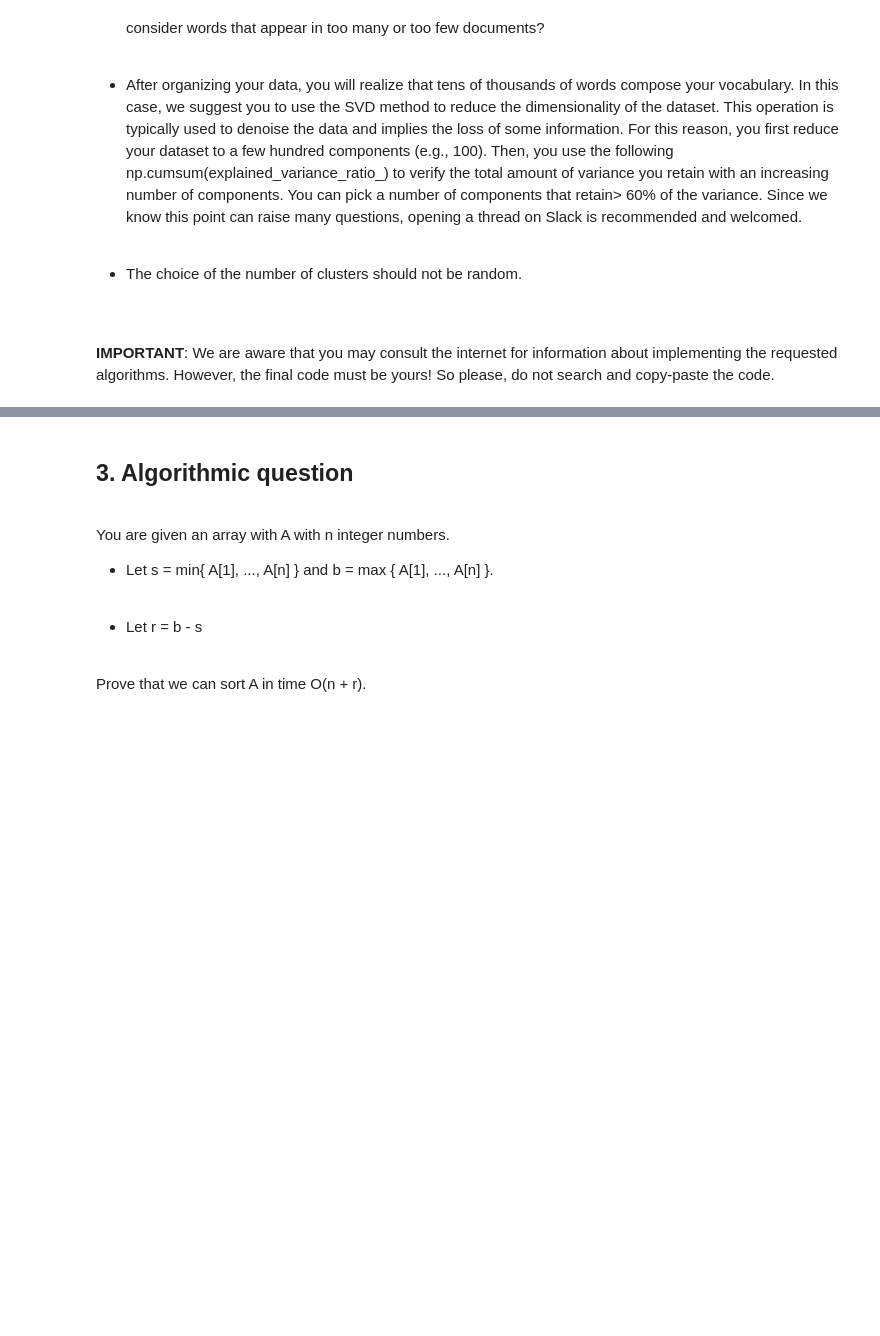
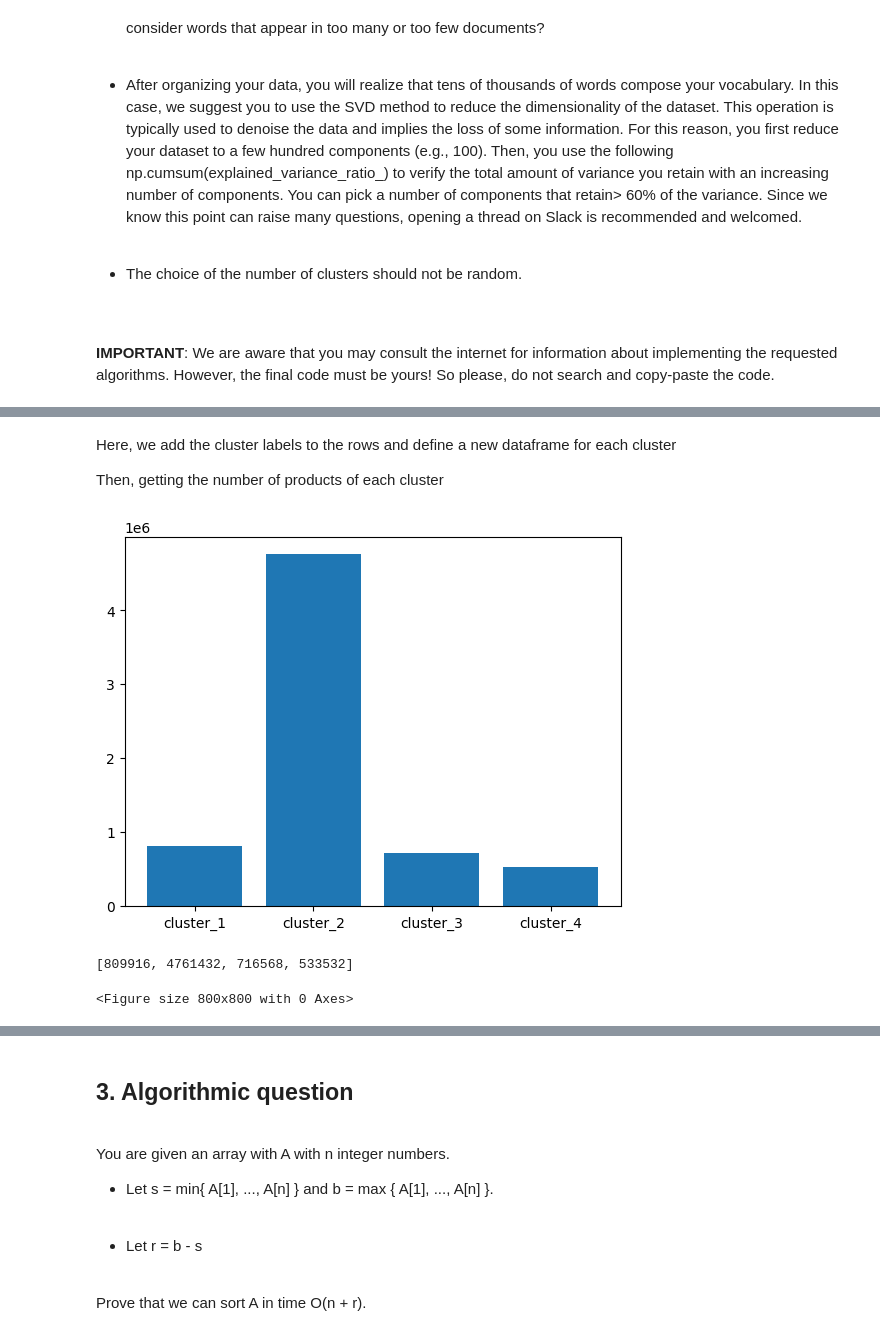
Before and after one commit to mehrzadjafari/ADM-HW4, a Jupyter notebook: ADM-HW4.ipynb, the cells around one changed output, grey strips where cells are left out. Drawn from its saved outputs; the diff is of its cells as text; code cells hidden in the pictures; blank space fills up the shorter version.

```diff
--- a/ADM-HW4.ipynb
+++ b/ADM-HW4.ipynb
@@ -102,0 +256,4 @@ Before running the algorithm, you should consider the following:
+# %% [markdown]
+Here, we add the cluster labels to the rows and define a new dataframe for each cluster
+
+Then, getting the number of products of each cluster
@@ -102,0 +268,15 @@ Before running the algorithm, you should consider the following:
+# %%
+#get the number of products of each cluster
+cluster_cardinality=[]
+for i in range(1,5):
+    cluster=eval('cluster_{}'.format(i))
+    cluster_cardinality.append(cluster.size)
+plt.bar(['cluster_1','cluster_2','cluster_3','cluster_4'],cluster_cardinality)
+
+plt.show()
+plt.figure(figsize=(8,8))
+print(cluster_cardinality)
+# %% [output]
+[figure, added]
+[809916, 4761432, 716568, 533532]
+<Figure size 800x800 with 0 Axes>
```
Also changed, not shown: parts of 54 cells of this notebook, 2 other files.
